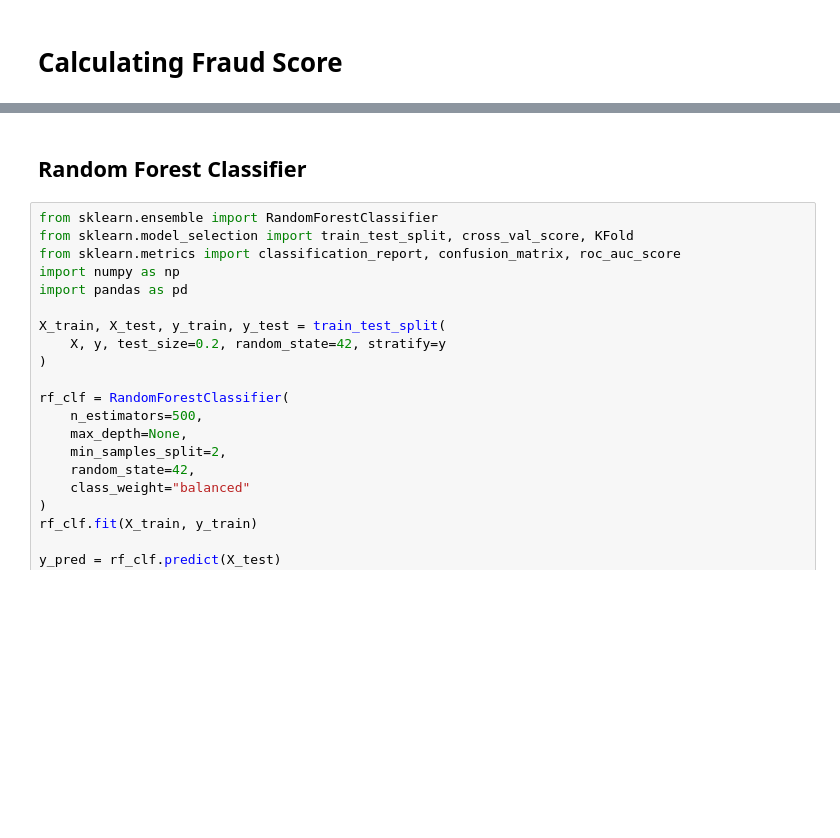
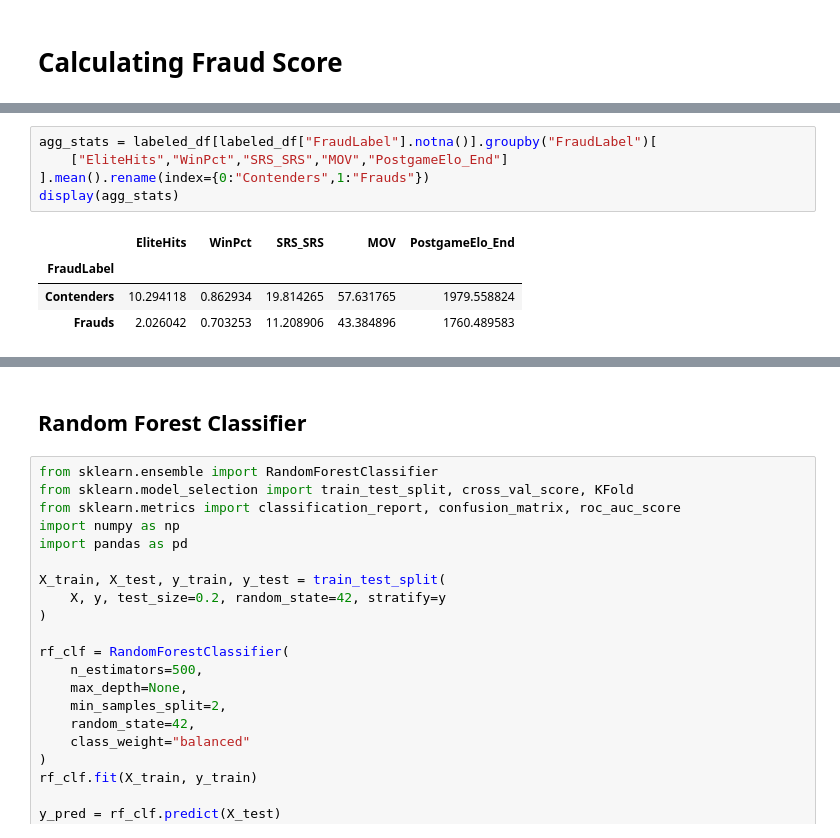
Before and after one commit to linhcapp/dat490-capstone-project, a Jupyter notebook: notebooks/dat490_capstone_jupyter_notebook.ipynb, the cells around one changed output, grey strips where cells are left out. Cells and saved outputs as stored; diff of their text form; blank space fills up the shorter version.

```diff
--- a/notebooks/dat490_capstone_jupyter_notebook.ipynb
+++ b/notebooks/dat490_capstone_jupyter_notebook.ipynb
@@ -1437,0 +1572,10 @@ Fraud Labels in 2014:
+# %%
+agg_stats = labeled_df[labeled_df["FraudLabel"].notna()].groupby("FraudLabel")[
+    ["EliteHits","WinPct","SRS_SRS","MOV","PostgameElo_End"]
+].mean().rename(index={0:"Contenders",1:"Frauds"})
+display(agg_stats)
+# %% [output]
+|  | EliteHits | WinPct | SRS_SRS | MOV | PostgameElo_End |
+| FraudLabel |  |  |  |  |  |
+| Contenders | 10.294118 | 0.862934 | 19.814265 | 57.631765 | 1979.558824 |
+| Frauds | 2.026042 | 0.703253 | 11.208906 | 43.384896 | 1760.489583 |
```
Also changed, not shown: parts of 21 cells of this notebook, 4 other files.
